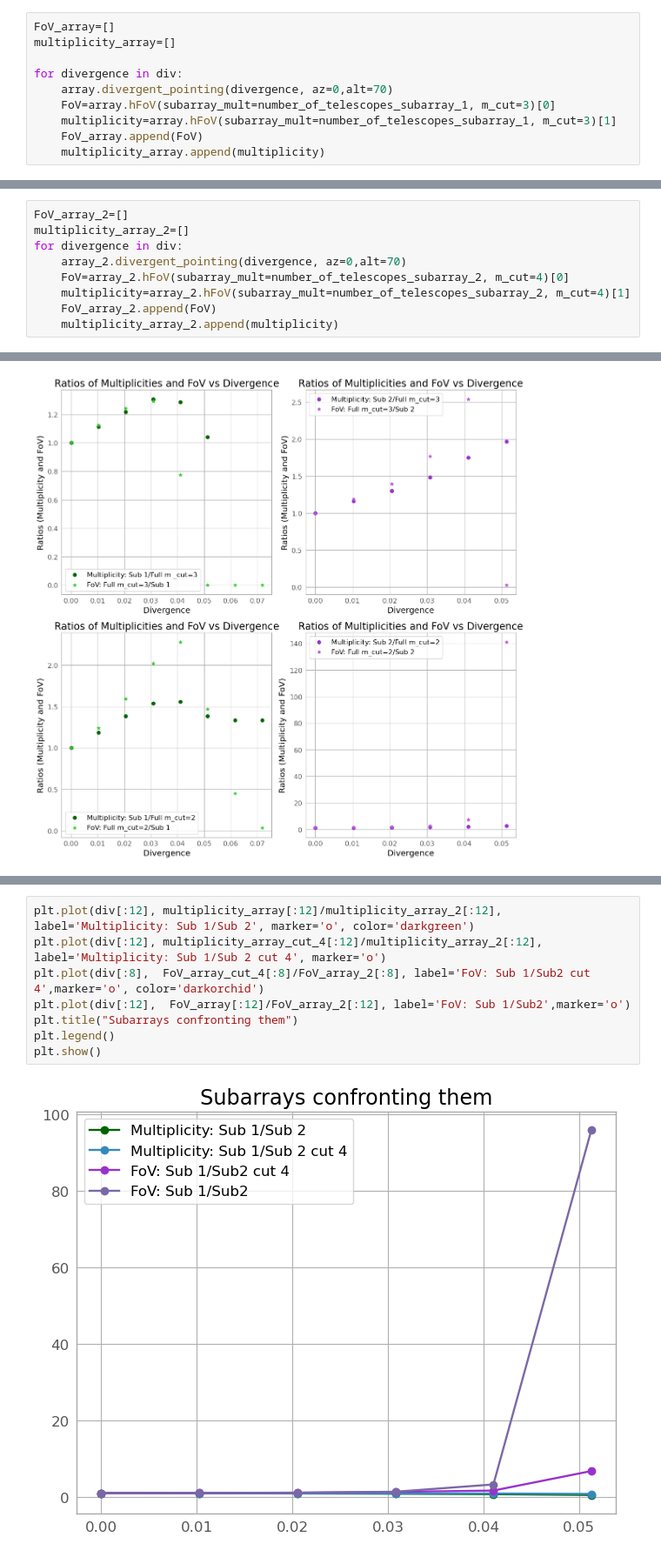
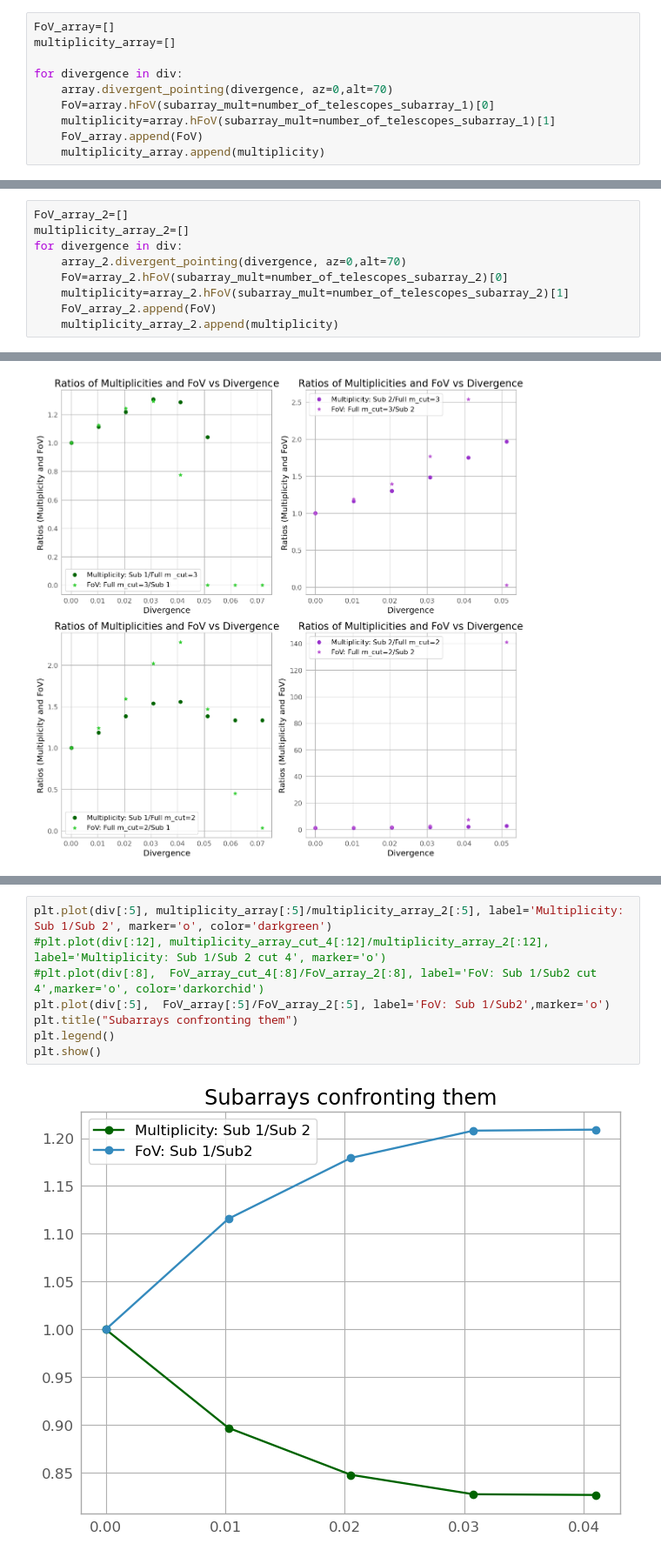
Before and after one commit to SamantaMorales/divtel, a Jupyter notebook: Confronting_full_vs_subarray.ipynb, the cells around one changed output, grey strips where cells are left out. Shown at 87% size. Cells and saved outputs as stored; diff of their text form.

```diff
--- a/Confronting_full_vs_subarray.ipynb
+++ b/Confronting_full_vs_subarray.ipynb
@@ -669,8 +669,8 @@ multiplicity_array=[]
 
 for divergence in div:
     array.divergent_pointing(divergence, az=0,alt=70)
-    FoV=array.hFoV(subarray_mult=number_of_telescopes_subarray_1, m_cut=3)[0]
-    multiplicity=array.hFoV(subarray_mult=number_of_telescopes_subarray_1, m_cut=3)[1]
+    FoV=array.hFoV(subarray_mult=number_of_telescopes_subarray_1)[0]
+    multiplicity=array.hFoV(subarray_mult=number_of_telescopes_subarray_1)[1]
     FoV_array.append(FoV)
     multiplicity_array.append(multiplicity)
 # %%
@@ -689,8 +689,8 @@ FoV_array_2=[]
 multiplicity_array_2=[]
 for divergence in div:
     array_2.divergent_pointing(divergence, az=0,alt=70)
-    FoV=array_2.hFoV(subarray_mult=number_of_telescopes_subarray_2, m_cut=4)[0]
-    multiplicity=array_2.hFoV(subarray_mult=number_of_telescopes_subarray_2, m_cut=4)[1]
+    FoV=array_2.hFoV(subarray_mult=number_of_telescopes_subarray_2)[0]
+    multiplicity=array_2.hFoV(subarray_mult=number_of_telescopes_subarray_2)[1]
     FoV_array_2.append(FoV)
     multiplicity_array_2.append(multiplicity)
 # %%
@@ -1104,10 +1034,10 @@ plt.show()
 # %%
-plt.plot(div[:12], multiplicity_array[:12]/multiplicity_array_2[:12], label='Multiplicity: Sub 1/Sub 2', marker='o', color='darkgreen')
-plt.plot(div[:12], multiplicity_array_cut_4[:12]/multiplicity_array_2[:12], label='Multiplicity: Sub 1/Sub 2 cut 4', marker='o')
-plt.plot(div[:8],  FoV_array_cut_4[:8]/FoV_array_2[:8], label='FoV: Sub 1/Sub2 cut 4',marker='o', color='darkorchid')
-plt.plot(div[:12],  FoV_array[:12]/FoV_array_2[:12], label='FoV: Sub 1/Sub2',marker='o')
+plt.plot(div[:5], multiplicity_array[:5]/multiplicity_array_2[:5], label='Multiplicity: Sub 1/Sub 2', marker='o', color='darkgreen')
+#plt.plot(div[:12], multiplicity_array_cut_4[:12]/multiplicity_array_2[:12], label='Multiplicity: Sub 1/Sub 2 cut 4', marker='o')
+#plt.plot(div[:8],  FoV_array_cut_4[:8]/FoV_array_2[:8], label='FoV: Sub 1/Sub2 cut 4',marker='o', color='darkorchid')
+plt.plot(div[:5],  FoV_array[:5]/FoV_array_2[:5], label='FoV: Sub 1/Sub2',marker='o')
 plt.title("Subarrays confronting them")
 plt.legend()
 plt.show()
 # %% [output]
-[figure, old version]
+[figure, new version]
```
Also changed, not shown: parts of 26 cells of this notebook, 3 other files.
